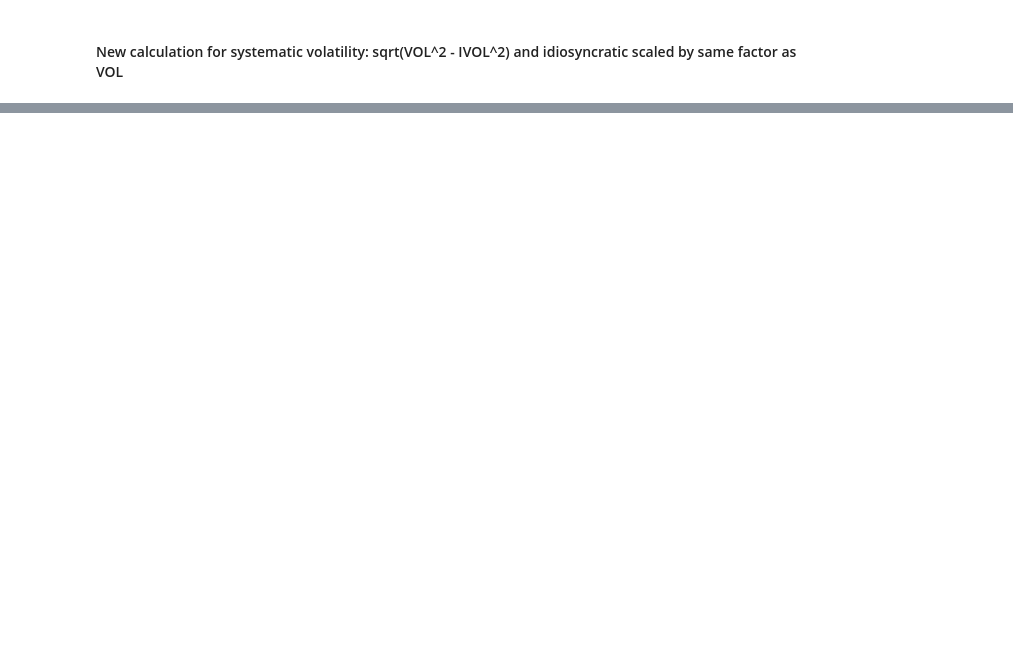
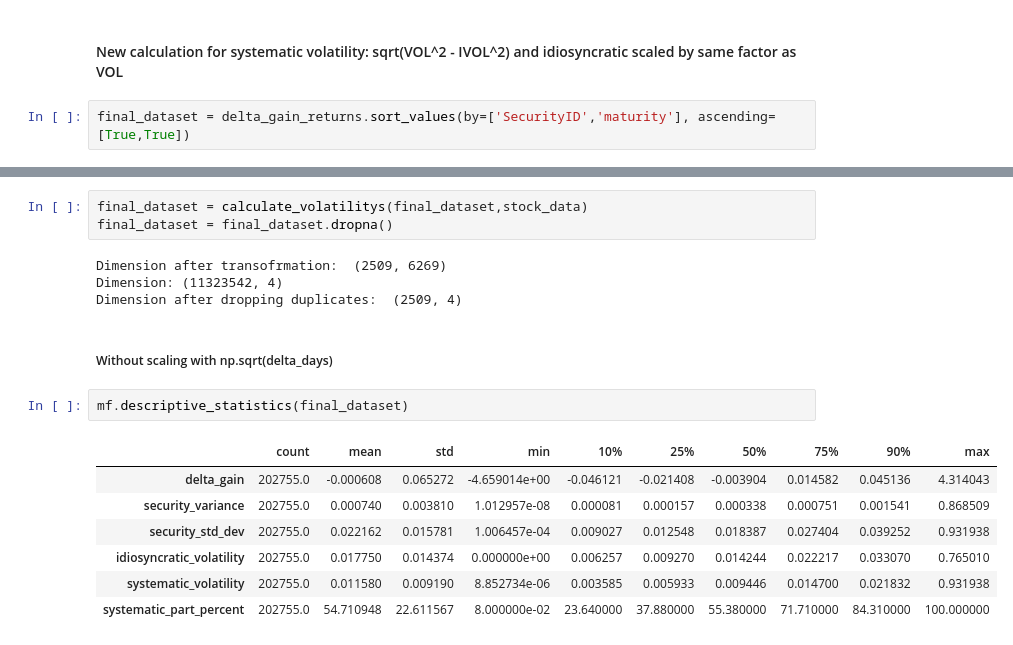
Before and after one commit to edgar9619/volatility_relevance, a Jupyter notebook: main.ipynb, the cells around one changed output, grey strips where cells are left out. Drawn from its saved outputs; the diff is of its cells as text; blank space fills up the shorter version.

Commit message:
Added calculation with same volatility definiton as in the paper of Cao and Han.

```diff
--- a/main.ipynb
+++ b/main.ipynb
@@ -315,3 +315,5 @@ Beta factors without constant:
 | security_variance | -0.066887 |
 # %% [markdown]
 #### New calculation for systematic volatility: sqrt(VOL^2 - IVOL^2) and idiosyncratic scaled by same factor as VOL
+# %%
+final_dataset = delta_gain_returns.sort_values(by=['SecurityID','maturity'], ascending=[True,True])
@@ -317,0 +379,19 @@ Beta factors without constant:
+# %%
+final_dataset = calculate_volatilitys(final_dataset,stock_data)
+final_dataset = final_dataset.dropna()
+# %% [output]
+Dimension after transofrmation:  (2509, 6269)
+Dimension: (11323542, 4)
+Dimension after dropping duplicates:  (2509, 4)
+# %% [markdown]
+##### Without scaling with np.sqrt(delta_days)
+# %%
+mf.descriptive_statistics(final_dataset)
+# %% [output]
+|  | count | mean | std | min | 10% | 25% | 50% | 75% | 90% | max |
+| delta_gain | 202755.0 | -0.000608 | 0.065272 | -4.659014e+00 | -0.046121 | -0.021408 | -0.003904 | 0.014582 | 0.045136 | 4.314043 |
+| security_variance | 202755.0 | 0.000740 | 0.003810 | 1.012957e-08 | 0.000081 | 0.000157 | 0.000338 | 0.000751 | 0.001541 | 0.868509 |
+| security_std_dev | 202755.0 | 0.022162 | 0.015781 | 1.006457e-04 | 0.009027 | 0.012548 | 0.018387 | 0.027404 | 0.039252 | 0.931938 |
+| idiosyncratic_volatility | 202755.0 | 0.017750 | 0.014374 | 0.000000e+00 | 0.006257 | 0.009270 | 0.014244 | 0.022217 | 0.033070 | 0.765010 |
+| systematic_volatility | 202755.0 | 0.011580 | 0.009190 | 8.852734e-06 | 0.003585 | 0.005933 | 0.009446 | 0.014700 | 0.021832 | 0.931938 |
+| systematic_part_percent | 202755.0 | 54.710948 | 22.611567 | 8.000000e-02 | 23.640000 | 37.880000 | 55.380000 | 71.710000 | 84.310000 | 100.000000 |
```
Also changed, not shown: parts of 8 cells of this notebook.
